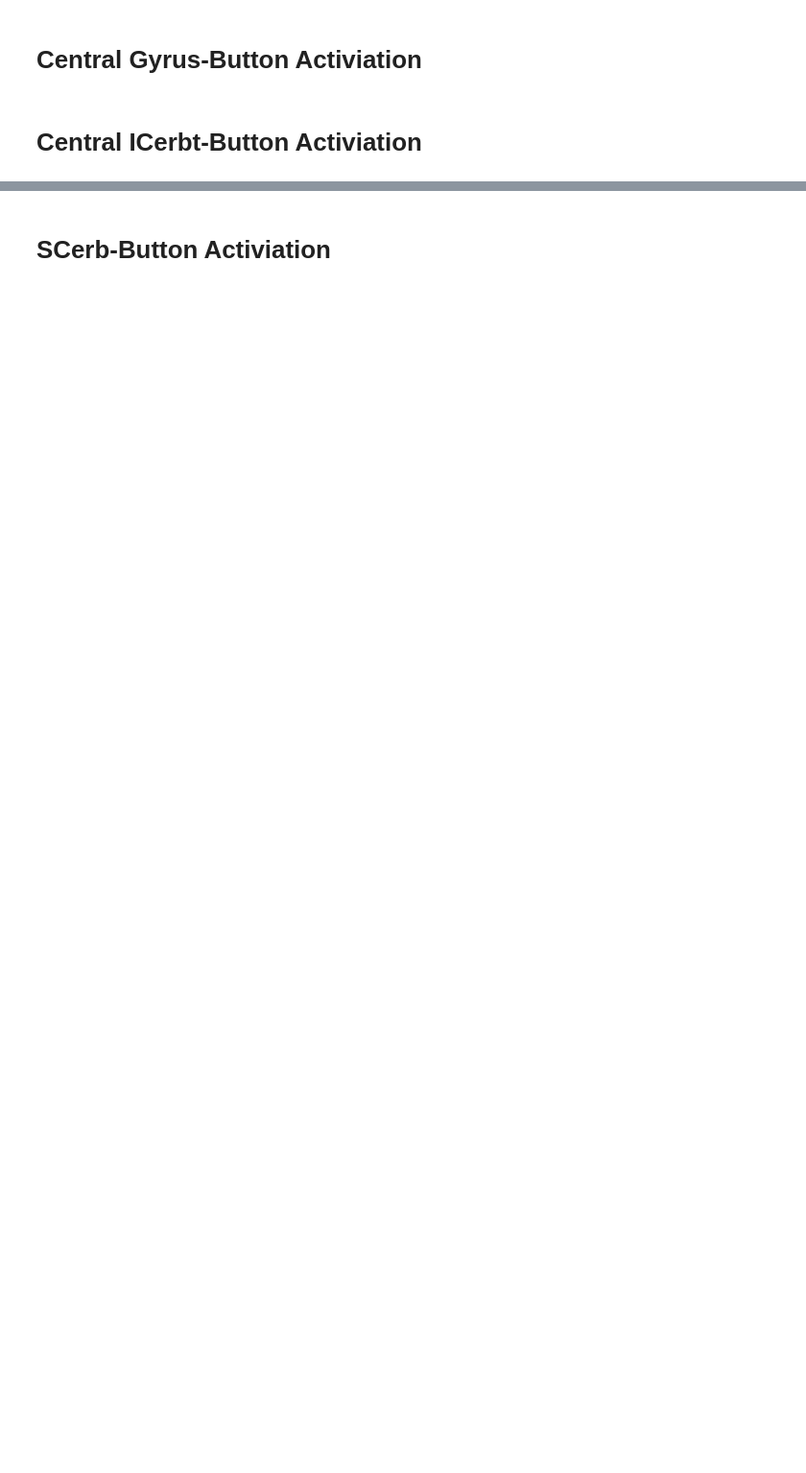
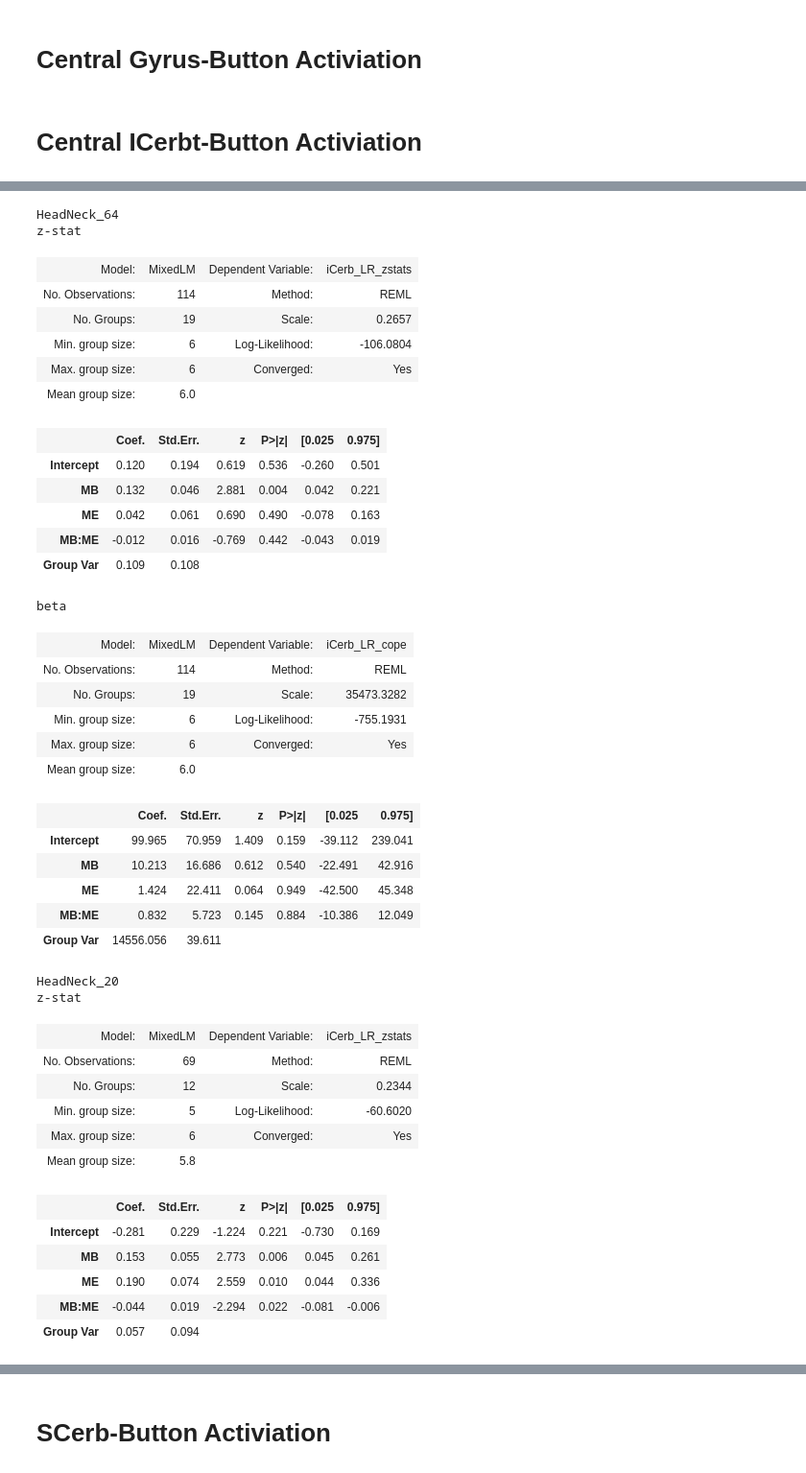
Before and after one commit to DVS-Lab/rf1-mbme-pilot, a Jupyter notebook: code/Zstat_analysis&figures.ipynb, the cells around one changed output, grey strips where cells are left out. Shown at 96% size. Cells and saved outputs as stored; diff of their text form; code cells hidden in the pictures; blank space fills up the shorter version.

```diff
--- a/code/Zstat_analysis&figures.ipynb
+++ b/code/Zstat_analysis&figures.ipynb
@@ -360,30 +544,80 @@ subs = subs.assign(iCerb_LR_cope=copes,
 # %%
 import statsmodels.formula.api as smf
 plt_df=subs[subs['L1act']]
 
-display(subs.head())
+for HC in plt_df['HeadCoil'].unique():
+    mod_df = plt_df[plt_df['HeadCoil'] == HC]
+    print(HC)
+    print("z-stat")
+    res=smf.mixedlm('iCerb_LR_zstats ~ MB * ME',data=mod_df,groups=mod_df['sub']).fit()
+    display(res.summary())
+    print("beta")
+    res=smf.mixedlm('iCerb_LR_cope ~ MB * ME',data=mod_df,groups=mod_df['sub']).fit()
+    display(res.summary())
+
 print("Results for Zstatistics")
-res=smf.mixedlm('iCerb_LR_zstats ~ MB * ME * HC',data=plt_df,groups=plt_df['sub']).fit()
+res=smf.mixedlm('iCerb_LR_zstats ~ MB * ME * HeadCoil',data=plt_df,groups=plt_df['sub']).fit()
 display(res.summary())
-sns.catplot(x='MB',y='iCerb_LR_zstats',hue='ME',col='HeadCoil',
-            data=plt_df,kind='bar',order=[1,3,6])
+sns.catplot(x='MB',y='iCerb_LR_zstats',hue='ME',data=plt_df,kind='bar',order=[1,3,6],col='HeadCoil')
+
+plt.show()
 plt.savefig("../derivatives/figures/iCerb_LR-act_zstat.svg")
-plt.show()
 
 print("Results for Cope")
-res=smf.mixedlm('Motor_LR_cope ~ MB * ME * HC',data=plt_df,groups=plt_df['sub']).fit()
+res=smf.mixedlm('iCerb_LR_cope ~ MB * ME * HeadCoil',data=plt_df,groups=plt_df['sub']).fit()
 display(res.summary())
 sns.catplot(x='MB',y='iCerb_LR_cope',hue='ME',col='HeadCoil',
             data=plt_df,kind='bar',order=[1,3,6])
+plt.show()
 plt.savefig("../derivatives/figures/iCerb_LR-act_cope.svg")
-plt.show()
 
 
-
-print("Results for VarCope")
-res=smf.mixedlm('Motor_LR_varcope ~ MB * ME * HC',data=plt_df,groups=plt_df['sub']).fit()
-display(res.summary())
-sns.catplot(x='MB',y='Motor_LR_varcope',hue='ME',col='HeadCoil',
-            data=plt_df,kind='bar',order=[1,3,6])
+# print("Results for VarCope")
+# res=smf.mixedlm('iCerb_LR_varcope ~ MB * ME * HeadCoil',data=plt_df,groups=plt_df['sub']).fit()
+# display(res.summary())
+# sns.catplot(x='MB',y='iCerb_LR_varcope',hue='ME',col='HeadCoil',
+#             data=plt_df,kind='bar',order=[1,3,6])
 plt.show()
-plt.savefig("../derivatives/figures/Motor_LR-act_varcope.svg")
+plt.savefig("../derivatives/figures/iCerb_LR-act_varcope.svg")
+# %% [output]
+HeadNeck_64
+z-stat
+| Model: | MixedLM | Dependent Variable: | iCerb_LR_zstats |
+| No. Observations: | 114 | Method: | REML |
+| No. Groups: | 19 | Scale: | 0.2657 |
+| Min. group size: | 6 | Log-Likelihood: | -106.0804 |
+| Max. group size: | 6 | Converged: | Yes |
+| Mean group size: | 6.0 |  |  |
+|  | Coef. | Std.Err. | z | P>|z| | [0.025 | 0.975] |
+| Intercept | 0.120 | 0.194 | 0.619 | 0.536 | -0.260 | 0.501 |
+| MB | 0.132 | 0.046 | 2.881 | 0.004 | 0.042 | 0.221 |
+| ME | 0.042 | 0.061 | 0.690 | 0.490 | -0.078 | 0.163 |
+| MB:ME | -0.012 | 0.016 | -0.769 | 0.442 | -0.043 | 0.019 |
+| Group Var | 0.109 | 0.108 |  |  |  |  |
+beta
+| Model: | MixedLM | Dependent Variable: | iCerb_LR_cope |
+| No. Observations: | 114 | Method: | REML |
+| No. Groups: | 19 | Scale: | 35473.3282 |
+| Min. group size: | 6 | Log-Likelihood: | -755.1931 |
+| Max. group size: | 6 | Converged: | Yes |
+| Mean group size: | 6.0 |  |  |
+|  | Coef. | Std.Err. | z | P>|z| | [0.025 | 0.975] |
+| Intercept | 99.965 | 70.959 | 1.409 | 0.159 | -39.112 | 239.041 |
+| MB | 10.213 | 16.686 | 0.612 | 0.540 | -22.491 | 42.916 |
+| ME | 1.424 | 22.411 | 0.064 | 0.949 | -42.500 | 45.348 |
+| MB:ME | 0.832 | 5.723 | 0.145 | 0.884 | -10.386 | 12.049 |
+| Group Var | 14556.056 | 39.611 |  |  |  |  |
+HeadNeck_20
+z-stat
+| Model: | MixedLM | Dependent Variable: | iCerb_LR_zstats |
+| No. Observations: | 69 | Method: | REML |
+| No. Groups: | 12 | Scale: | 0.2344 |
+| Min. group size: | 5 | Log-Likelihood: | -60.6020 |
+| Max. group size: | 6 | Converged: | Yes |
+| Mean group size: | 5.8 |  |  |
+|  | Coef. | Std.Err. | z | P>|z| | [0.025 | 0.975] |
+| Intercept | -0.281 | 0.229 | -1.224 | 0.221 | -0.730 | 0.169 |
+| MB | 0.153 | 0.055 | 2.773 | 0.006 | 0.045 | 0.261 |
+| ME | 0.190 | 0.074 | 2.559 | 0.010 | 0.044 | 0.336 |
+| MB:ME | -0.044 | 0.019 | -2.294 | 0.022 | -0.081 | -0.006 |
+| Group Var | 0.057 | 0.094 |  |  |  |  |
```
Also changed, not shown: parts of 13 cells of this notebook, 18 other files.
